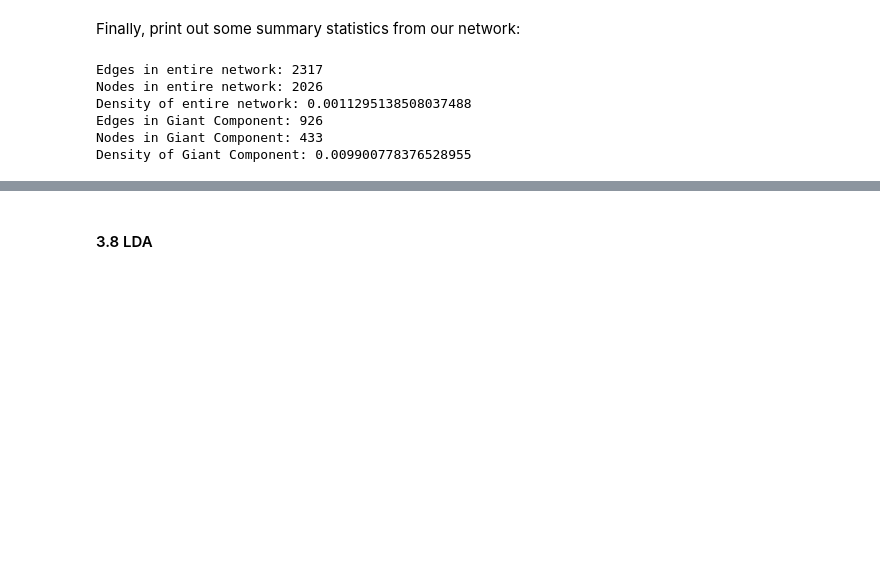
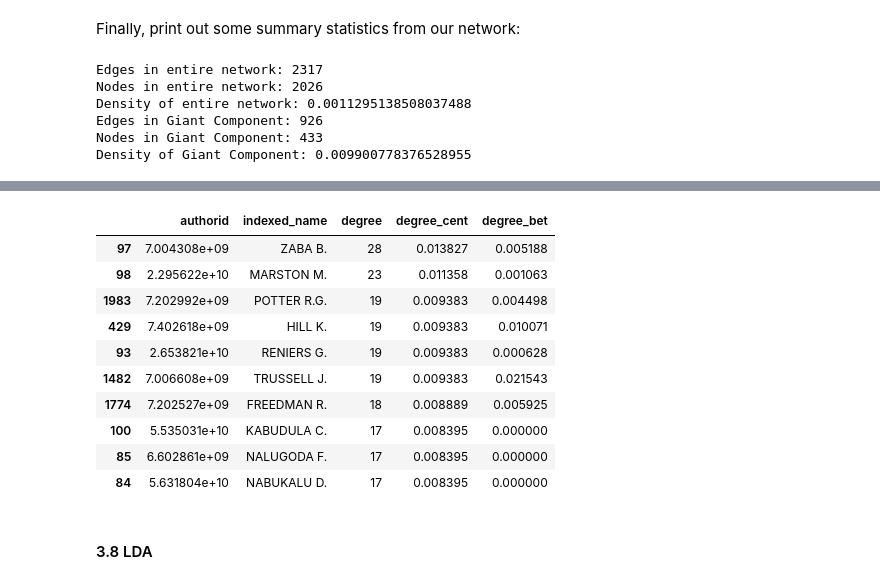
Before and after one commit to crahal/PopStudies_Review, a Jupyter notebook: src/popstudies_notebook.ipynb, the cells around one changed output, grey strips where cells are left out. Cells and saved outputs as stored; diff of their text form; code cells hidden in the pictures; blank space fills up the shorter version.

```diff
--- a/src/popstudies_notebook.ipynb
+++ b/src/popstudies_notebook.ipynb
@@ -294,2 +374,16 @@ plot_all_G(G, authors_df, author_papers, figure_path)
+# %%
+authors_df.sort_values(by='degree', ascending=False)[0:10]
+# %% [output]
+|  | authorid | indexed_name | degree | degree_cent | degree_bet |
+| 97 | 7.004308e+09 | ZABA B. | 28 | 0.013827 | 0.005188 |
+| 98 | 2.295622e+10 | MARSTON M. | 23 | 0.011358 | 0.001063 |
+| 1983 | 7.202992e+09 | POTTER R.G. | 19 | 0.009383 | 0.004498 |
+| 429 | 7.402618e+09 | HILL K. | 19 | 0.009383 | 0.010071 |
+| 93 | 2.653821e+10 | RENIERS G. | 19 | 0.009383 | 0.000628 |
+| 1482 | 7.006608e+09 | TRUSSELL J. | 19 | 0.009383 | 0.021543 |
+| 1774 | 7.202527e+09 | FREEDMAN R. | 18 | 0.008889 | 0.005925 |
+| 100 | 5.535031e+10 | KABUDULA C. | 17 | 0.008395 | 0.000000 |
+| 85 | 6.602861e+09 | NALUGODA F. | 17 | 0.008395 | 0.000000 |
+| 84 | 5.631804e+10 | NABUKALU D. | 17 | 0.008395 | 0.000000 |
 # %% [markdown]
 #### 3.8 LDA
```
Also changed, not shown: parts of 23 cells of this notebook, 44 other files.
